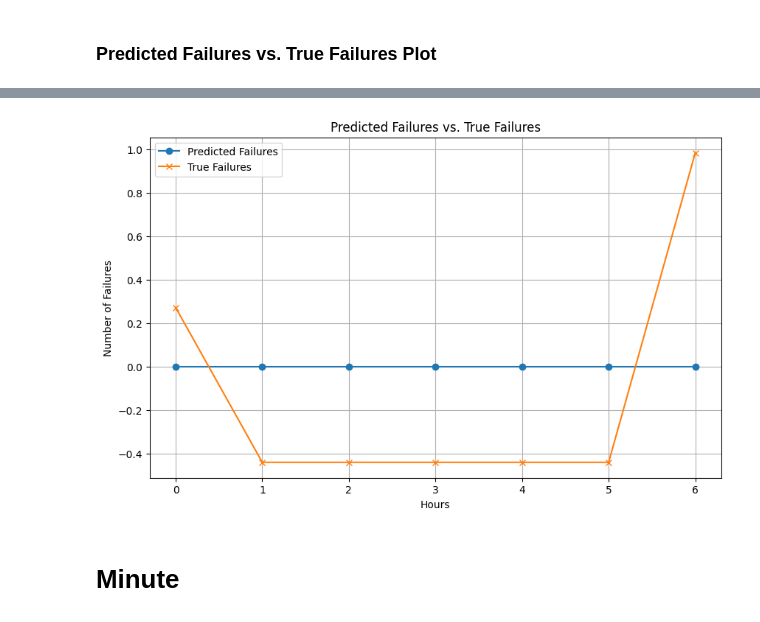
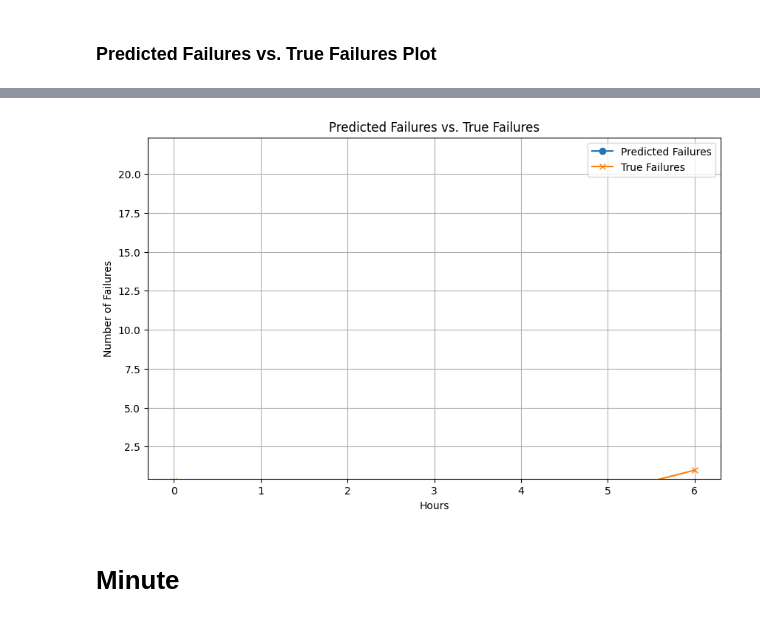
Before and after one commit to yyzangg/honours-programme-project, a Jupyter notebook: TCN.ipynb, the cells around one changed output, grey strips where cells are left out. Saved outputs shown, nothing was run; the diff lists cells and outputs as text; code cells hidden in the pictures.

```diff
--- a/TCN.ipynb
+++ b/TCN.ipynb
@@ -372,6 +381,7 @@ plt.xlabel('Hours')
 plt.ylabel('Number of Failures')
 plt.title('Predicted Failures vs. True Failures')
 plt.legend()
+plt.ylim(target_min_hour, target_max_hour)
 plt.grid(True)
 plt.show()
 # %% [output]
@@ -385,10 +395,10 @@ plt.show()
 Predicted failures for the next 7 hours:
 [0.0, 0.0, 0.0, 0.0, 0.0, 0.0, 0.0]
 
 Mean Squared Error for Predictions: 0.2871
 
 Mean Absolute Error for Predictions: 0.4937
-[figure, old version]
+[figure, new version]
 # %% [markdown]
 # Minute
 # %%
```
Also changed, not shown: parts of 13 cells of this notebook, 4 other files.
